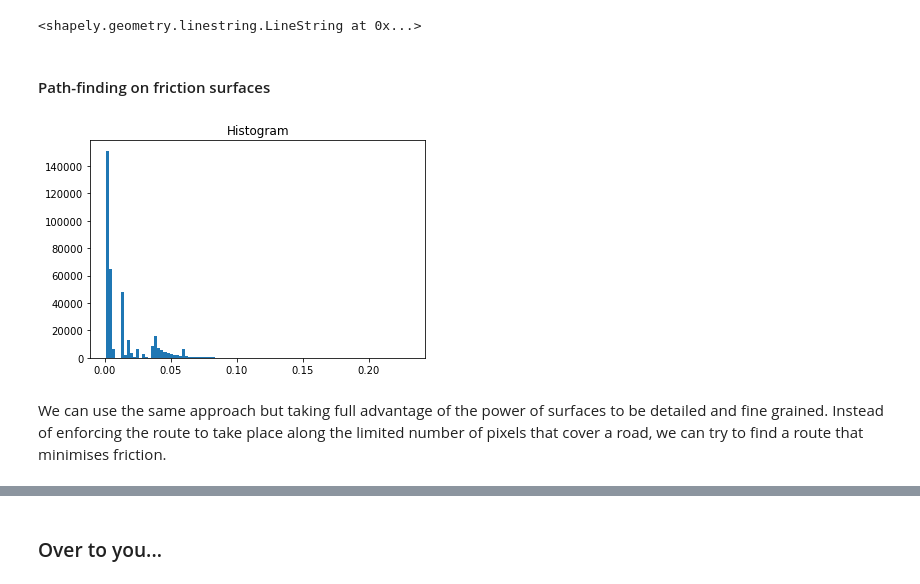
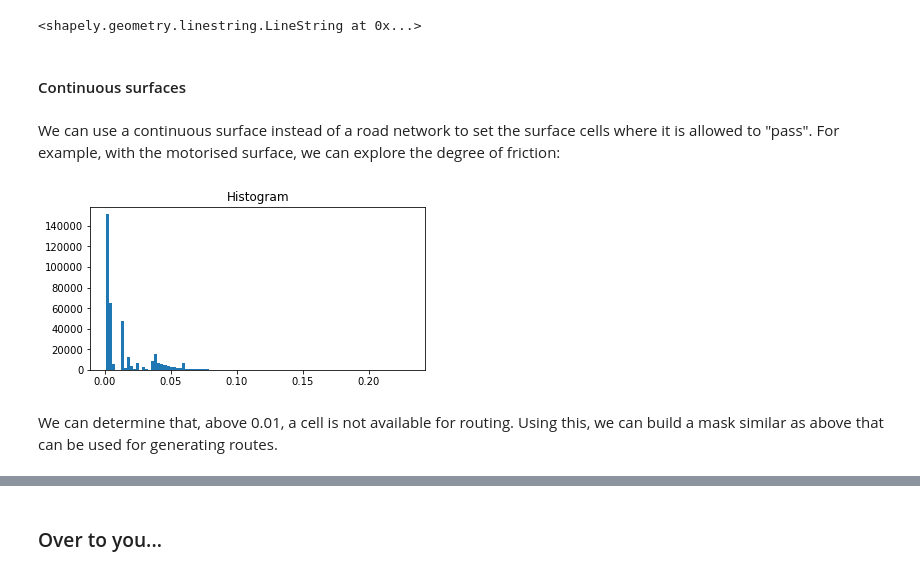
Before and after one commit to darribas/gds4ae, a Jupyter notebook: content/notebooks/08-Transport_costs.ipynb, the cells around one changed output, grey strips where cells are left out. Cells and saved outputs as stored; diff of their text form; code cells hidden in the pictures.

```diff
--- a/content/notebooks/08-Transport_costs.ipynb
+++ b/content/notebooks/08-Transport_costs.ipynb
@@ -682,14 +800,20 @@ route_line = LineString(
 route_line
 # %% [output]
 <shapely.geometry.linestring.LineString at 0x...>
-# %% [markdown]
-#### Path-finding on friction surfaces
+# %% [markdown]
+#### Continuous surfaces
+# %% [markdown]
+We can use a continuous surface instead of a road network to set the surface cells where it is allowed to "pass". For example, with the motorised surface, we can explore the degree of friction:
 # %%
-friction_motor.plot.hist(bins=100);
+friction_motor.where(
+    friction_motor!=friction_motor.rio.nodata
+).plot.hist(
+    bins=100, figsize=(6, 3)
+);
 # %% [output]
-[figure, old version]
+[figure, new version]
-# %% [markdown]
-We can use the same approach but taking full advantage of the power of surfaces to be detailed and fine grained. Instead of enforcing the route to take place along the limited number of pixels that cover a road, we can try to find a route that minimises friction.
+# %% [markdown]
+We can determine that, above 0.01, a cell is not available for routing. Using this, we can build a mask similar as above that can be used for generating routes.
 # %%
 # Set surface up
 surface = friction_motor.where(
```
Also changed, not shown: parts of 27 cells of this notebook.
